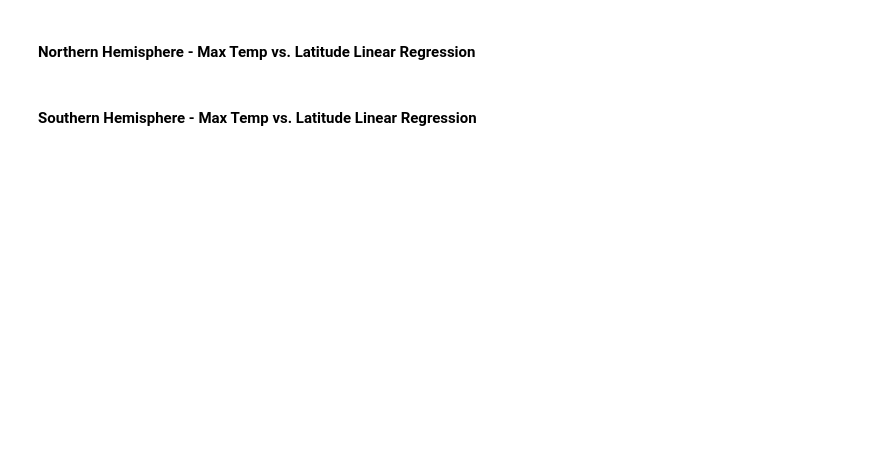
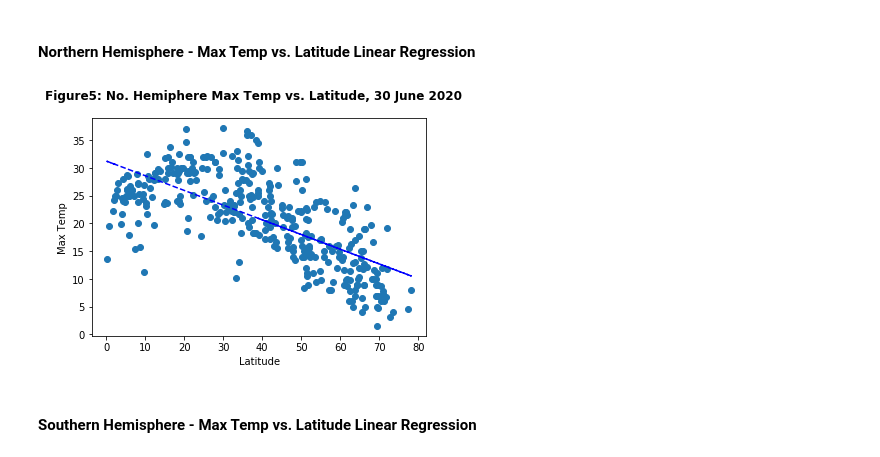
Before and after one commit to markwsutton/API-Challenge, a Jupyter notebook: WeatherPy.ipynb, the cells around one changed output. Saved outputs shown, nothing was run; the diff lists cells and outputs as text; code cells hidden in the pictures; blank space fills up the shorter version.

```diff
--- a/WeatherPy.ipynb
+++ b/WeatherPy.ipynb
@@ -310,3 +313,5 @@ plt.show()
 # OPTIONAL: Create a function to create Linear Regression plots
 # %%
 # Create Northern and Southern Hemisphere DataFrames
+northern_df = opened_df[(opened_df['lat'] > 0)]
+northern_df
@@ -313,4 +349,46 @@ plt.show()
 # %% [markdown]
 ####  Northern Hemisphere - Max Temp vs. Latitude Linear Regression
+# %%
+# # set x and y values
+# x_values = northern_df['lat']
+# y_values = northern_df['max temp']
+
+# # create scatter plot
+# plt.scatter(x_values, y_values)
+
+# # Label plot
+# plt.xlabel('Latitude')
+# plt.ylabel('Max Temp')
+
+# plt.title(label="Figure5: So. Hemiphere Max Temp vs. Latitude, 30 June 2020")
+
+# #Save as png
+# #plt.savefig('Images/Figure4.png')
+
+# # Show plot
+# plt.show()
+
+# find the fit line: y = mx + b
+x_axis = northern_df['lat']
+y_values = northern_df['max temp']
+(slope, intercept, _, _, _) = linregress(x_axis, y_values)
+fit = slope * x_axis + intercept
+
+# graph the line and the scatter plot together using subplot()
+fig, ax = plt.subplots()
+fig.suptitle("Figure5: No. Hemiphere Max Temp vs. Latitude, 30 June 2020", fontsize=12, fontweight="bold")
+
+# ax.set_xlim(min(capomulin_avg_df["Weight (g)"])-1, max(capomulin_avg_df["Weight (g)"])+1)
+# ax.set_ylim(min(capomulin_avg_df["Tumor Volume (mm3)"])-1, max(capomulin_avg_df["Tumor Volume (mm3)"])+1)
+
+ax.set_xlabel("Latitude")
+ax.set_ylabel("Max Temp")
+
+ax.plot(x_axis, y_values, linewidth=0, marker='o')
+ax.plot(x_axis, fit, 'b--')
+
+plt.show()
+# %% [output]
+[figure, added]
 # %% [markdown]
 ####  Southern Hemisphere - Max Temp vs. Latitude Linear Regression
```
Also changed, not shown: parts of 12 cells of this notebook.
